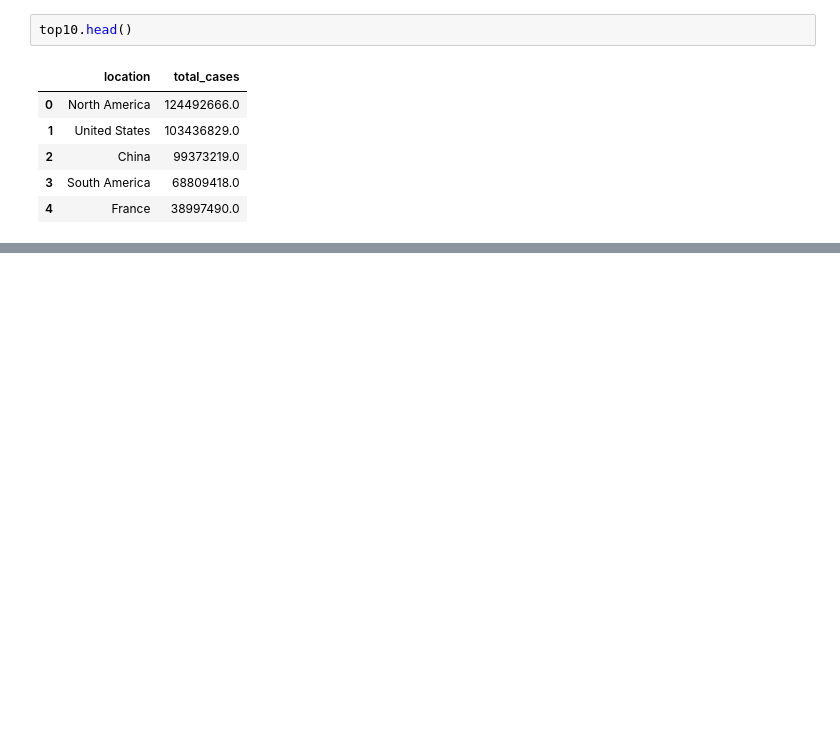
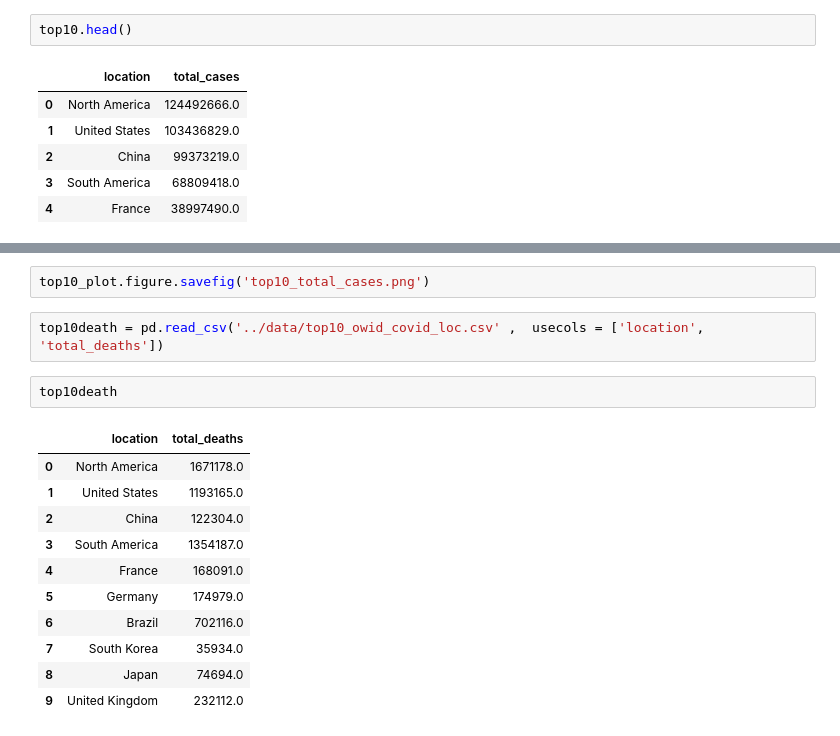
Before and after one commit to Vinit-M420/covid-data-pipeline, a Jupyter notebook: visuals/top10_total_cases.ipynb, the cells around one changed output, grey strips where cells are left out. Drawn from its saved outputs; the diff is of its cells as text; blank space fills up the shorter version.

```diff
--- a/visuals/top10_total_cases.ipynb
+++ b/visuals/top10_total_cases.ipynb
@@ -21,0 +21,18 @@ top10.head().set_index('location').plot.bar(ylabel='cases_count'  ) #.plt.savefi
+# %%
+top10_plot.figure.savefig('top10_total_cases.png')
+# %%
+top10death = pd.read_csv('../data/top10_owid_covid_loc.csv' ,  usecols = ['location', 'total_deaths'])
+# %%
+top10death
+# %% [output]
+|  | location | total_deaths |
+| 0 | North America | 1671178.0 |
+| 1 | United States | 1193165.0 |
+| 2 | China | 122304.0 |
+| 3 | South America | 1354187.0 |
+| 4 | France | 168091.0 |
+| 5 | Germany | 174979.0 |
+| 6 | Brazil | 702116.0 |
+| 7 | South Korea | 35934.0 |
+| 8 | Japan | 74694.0 |
+| 9 | United Kingdom | 232112.0 |
```
Also changed, not shown: parts of 6 cells of this notebook, 5 other files.
